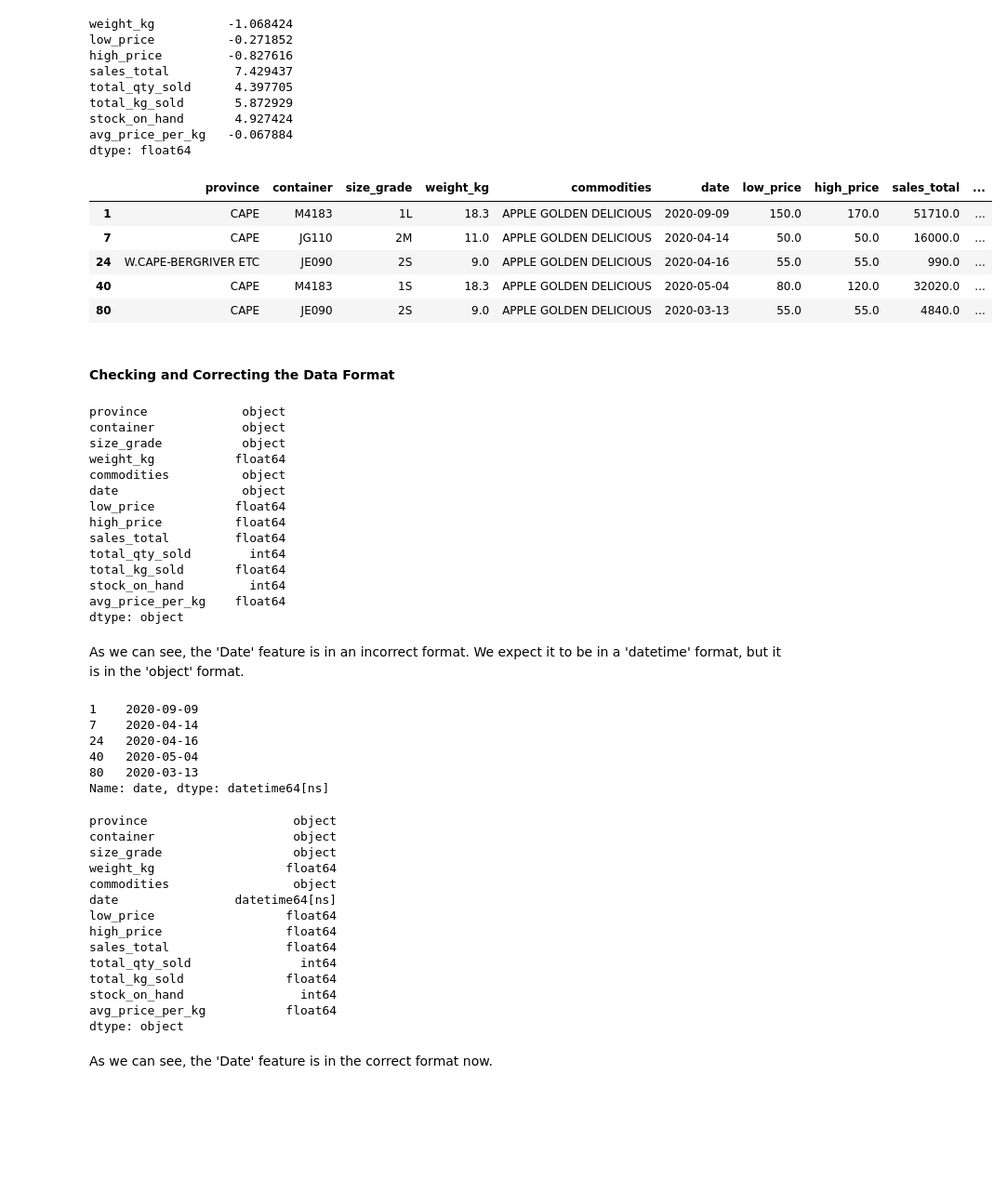
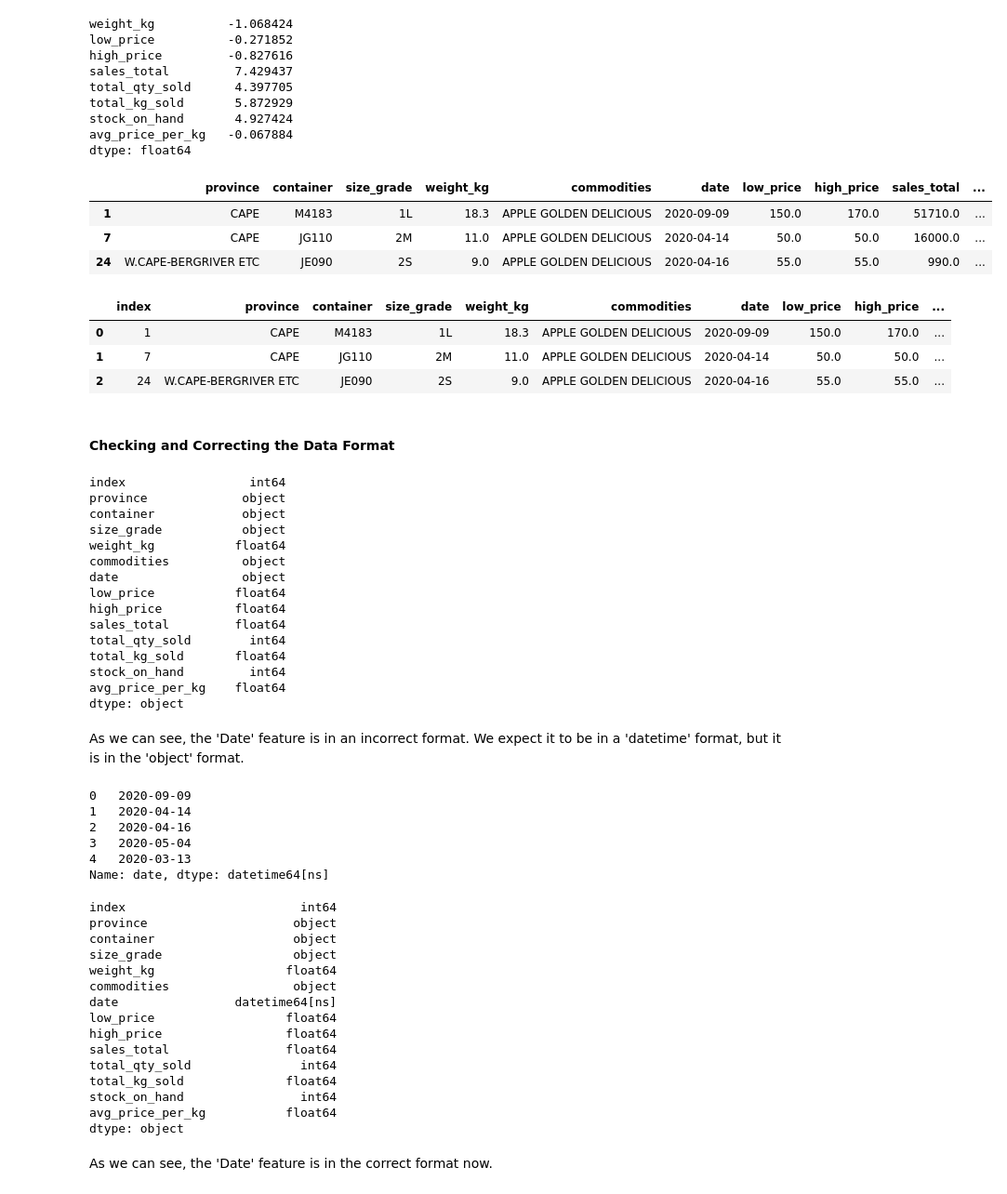
Before and after one commit to Explore-AI/regression-apples-predict-api-template, a Jupyter notebook: apple-prices-challenge.ipynb, the cells around one changed output. Shown at 93% size. Drawn from its saved outputs; the diff is of its cells as text; code cells hidden in the pictures; blank space fills up the shorter version.

```diff
--- a/apple-prices-challenge.ipynb
+++ b/apple-prices-challenge.ipynb
@@ -213,22 +234,27 @@ total_kg_sold       5.872929
 stock_on_hand       4.927424
 avg_price_per_kg   -0.067884
 dtype: float64
+# %%
+train.head(3)
+# %% [output]
+|  | province | container | size_grade | weight_kg | commodities | date | low_price | high_price | sales_total | ... |
+| 1 | CAPE | M4183 | 1L | 18.3 | APPLE GOLDEN DELICIOUS | 2020-09-09 | 150.0 | 170.0 | 51710.0 | ... |
+| 7 | CAPE | JG110 | 2M | 11.0 | APPLE GOLDEN DELICIOUS | 2020-04-14 | 50.0 | 50.0 | 16000.0 | ... |
+| 24 | W.CAPE-BERGRIVER ETC | JE090 | 2S | 9.0 | APPLE GOLDEN DELICIOUS | 2020-04-16 | 55.0 | 55.0 | 990.0 | ... |
 # %%
-#train.reset_index(inplace=True)
-
-train.head()
+train.reset_index(inplace=True)
+train.head(3)
 # %% [output]
-|  | province | container | size_grade | weight_kg | commodities | date | low_price | high_price | sales_total | ... |
-| 1 | CAPE | M4183 | 1L | 18.3 | APPLE GOLDEN DELICIOUS | 2020-09-09 | 150.0 | 170.0 | 51710.0 | ... |
-| 7 | CAPE | JG110 | 2M | 11.0 | APPLE GOLDEN DELICIOUS | 2020-04-14 | 50.0 | 50.0 | 16000.0 | ... |
-| 24 | W.CAPE-BERGRIVER ETC | JE090 | 2S | 9.0 | APPLE GOLDEN DELICIOUS | 2020-04-16 | 55.0 | 55.0 | 990.0 | ... |
-| 40 | CAPE | M4183 | 1S | 18.3 | APPLE GOLDEN DELICIOUS | 2020-05-04 | 80.0 | 120.0 | 32020.0 | ... |
-| 80 | CAPE | JE090 | 2S | 9.0 | APPLE GOLDEN DELICIOUS | 2020-03-13 | 55.0 | 55.0 | 4840.0 | ... |
+|  | index | province | container | size_grade | weight_kg | commodities | date | low_price | high_price | ... |
+| 0 | 1 | CAPE | M4183 | 1L | 18.3 | APPLE GOLDEN DELICIOUS | 2020-09-09 | 150.0 | 170.0 | ... |
+| 1 | 7 | CAPE | JG110 | 2M | 11.0 | APPLE GOLDEN DELICIOUS | 2020-04-14 | 50.0 | 50.0 | ... |
+| 2 | 24 | W.CAPE-BERGRIVER ETC | JE090 | 2S | 9.0 | APPLE GOLDEN DELICIOUS | 2020-04-16 | 55.0 | 55.0 | ... |
 # %% [markdown]
 #### Checking and Correcting the Data Format
 # %%
 train.dtypes
 # %% [output]
+index                 int64
 province             object
 container            object
 size_grade           object
@@ -249,15 +275,16 @@ As we can see, the 'Date' feature is in an incorrect format. We expect it to be
 train['date'] = pd.to_datetime(train['date'], format="%Y.%m.%d")
 train['date'].head()
 # %% [output]
-1    2020-09-09
-7    2020-04-14
-24   2020-04-16
-40   2020-05-04
-80   2020-03-13
+0   2020-09-09
+1   2020-04-14
+2   2020-04-16
+3   2020-05-04
+4   2020-03-13
 Name: date, dtype: datetime64[ns]
 # %%
 train.dtypes
 # %% [output]
+index                        int64
 province                    object
 container                   object
 size_grade                  object
```
Also changed, not shown: parts of 145 cells of this notebook.
